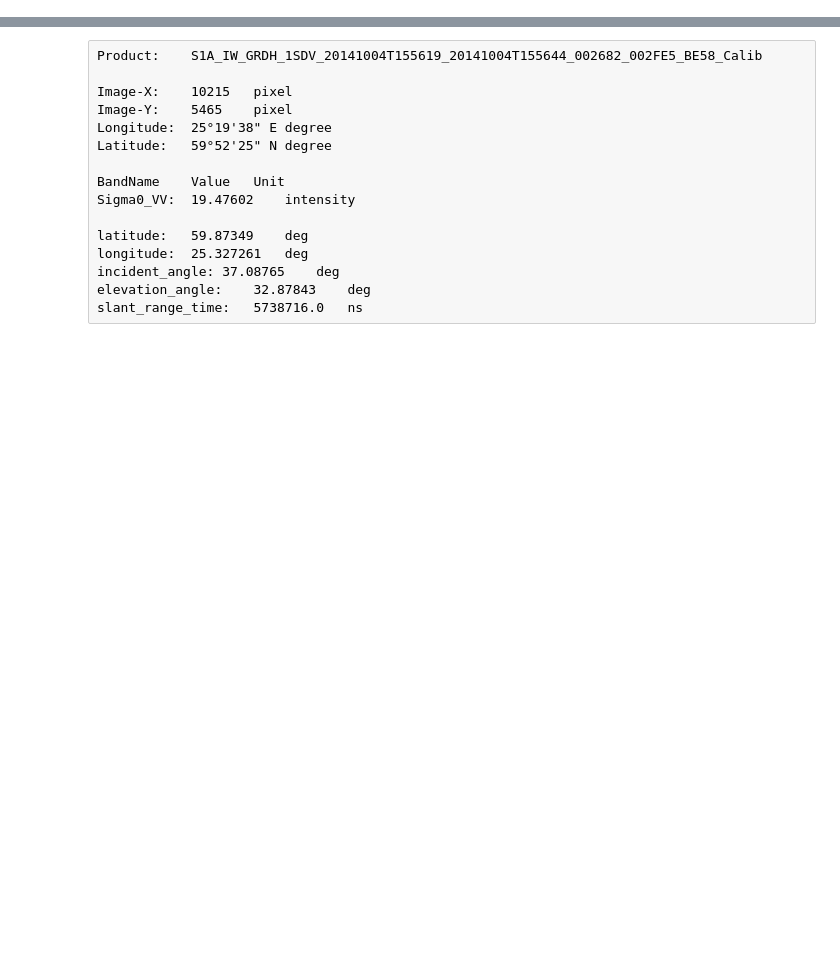
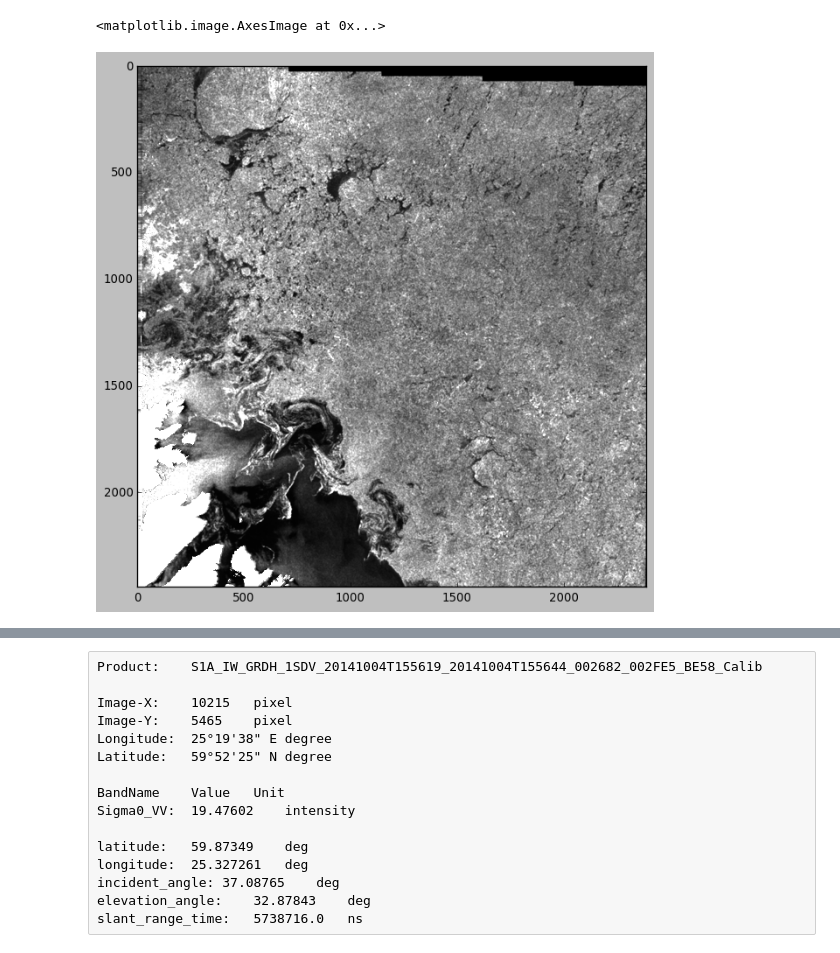
Before and after one commit to magican/PySOL, a Jupyter notebook: notebooks/Sentinel-1/0.0.0.Sentinel-1_sar_test.ipynb, the cells around one changed output, grey strips where cells are left out. Saved outputs shown, nothing was run; the diff lists cells and outputs as text; code cells hidden in the pictures; blank space fills up the shorter version.

```diff
--- a/notebooks/Sentinel-1/0.0.0.Sentinel-1_sar_test.ipynb
+++ b/notebooks/Sentinel-1/0.0.0.Sentinel-1_sar_test.ipynb
@@ -418 +611,8 @@ for p in polarization:
+# %%
+plt.close('all')
+plt.figure(figsize=(8,8))
+plt.imshow((roughness[p]-sigma0wAvg)/sigma0wAvg, vmin=-1, vmax=1)
+# %% [output]
+<matplotlib.image.AxesImage at 0x...>
+[figure, added]
 # %%
```
Also changed, not shown: parts of 34 cells of this notebook.
